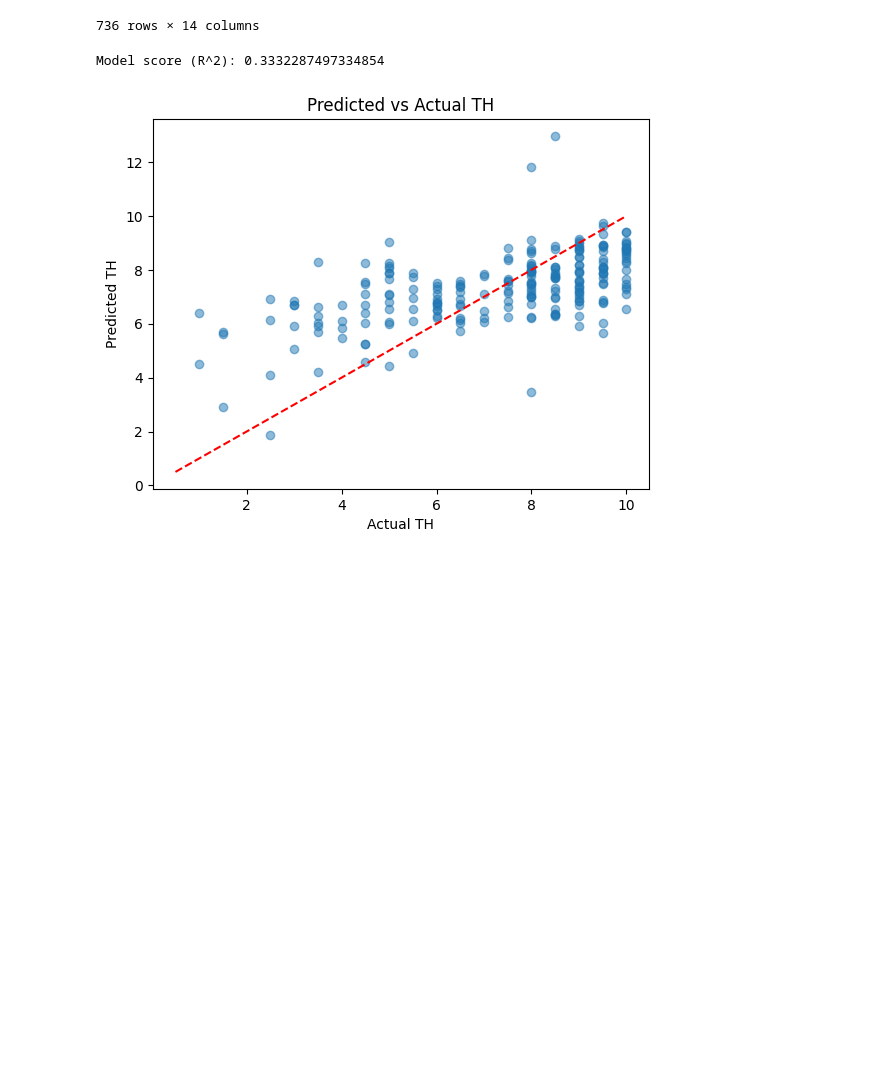
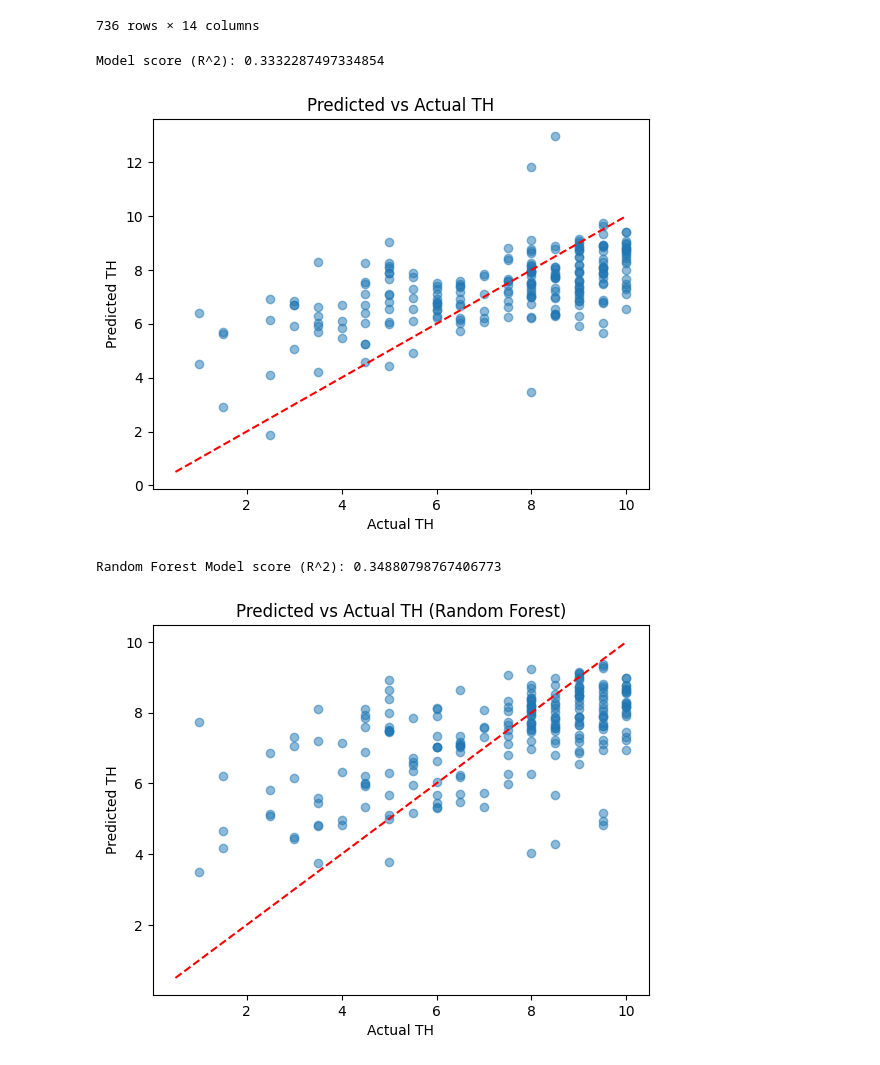
Before and after one commit to theRaven1312/CS114.P21, a Jupyter notebook: code_raven/272318.ipynb, the cells around one changed output. Cells and saved outputs as stored; diff of their text form; code cells hidden in the pictures; blank space fills up the shorter version.

Commit message:
Update grade predicting problem

```diff
--- a/code_raven/272318.ipynb
+++ b/code_raven/272318.ipynb
@@ -215,31 +216,46 @@ scaler = StandardScaler()
 # %%
 # Prepare features and target for training
 X = graded.drop(columns=['student', 'TH'])
 y = graded['TH'].astype(float)  # Convert diemqt to float
 
 # Split into train and test sets
 X_train, X_test, y_train, y_test = train_test_split(X, y, test_size=0.3, random_state=42)
 
 # Scale the features
 X_train = scaler.fit_transform(X_train)
 X_test = scaler.transform(X_test)
 
 # Train linear regression model
 lr = LinearRegression()
 lr.fit(X_train, y_train)
 
+# Train a Random Forest model as well
+rf = RandomForestRegressor(n_estimators=100, random_state=42)
+rf.fit(X_train, y_train)
+
 # Evaluate the model
 print("Model score (R^2):", lr.score(X_test, y_test))
 # Visualize predictions vs actual values
 plt.scatter(y_test, lr.predict(X_test), alpha=0.5)
 plt.xlabel('Actual TH')
 plt.ylabel('Predicted TH')
 plt.title('Predicted vs Actual TH')
 plt.plot([y.min(), y.max()], [y.min(), y.max()], 'r--')
 plt.show()
+
+# Evaluate Random Forest model
+print("Random Forest Model score (R^2):", rf.score(X_test, y_test))
+plt.scatter(y_test, rf.predict(X_test), alpha=0.5)
+plt.xlabel('Actual TH')
+plt.ylabel('Predicted TH')
+plt.title('Predicted vs Actual TH (Random Forest)')
+plt.plot([y.min(), y.max()], [y.min(), y.max()], 'r--')
+plt.show()
 # %% [output]
 Model score (R^2): 0.3332287497334854
 [figure]
+Random Forest Model score (R^2): 0.34880798767406773
+[figure, added]
 # %%
 X_predict = scaler.transform(ungraded.drop(columns=['student', 'TH']))
 # Predict TH scores for ungraded students
```
Also changed, not shown: parts of 2 cells of this notebook, 16 other files.
